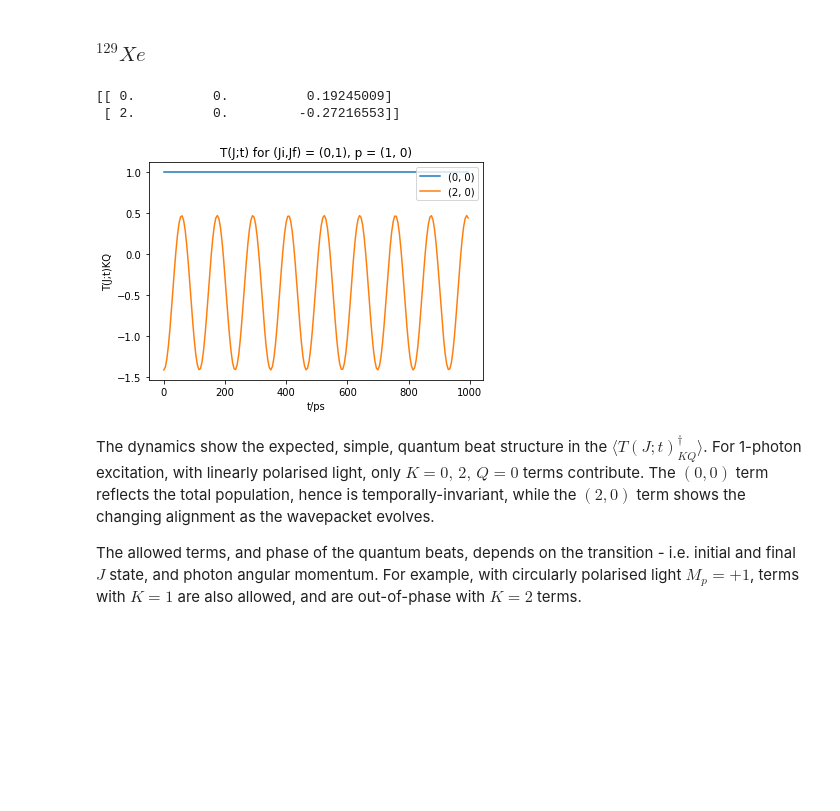
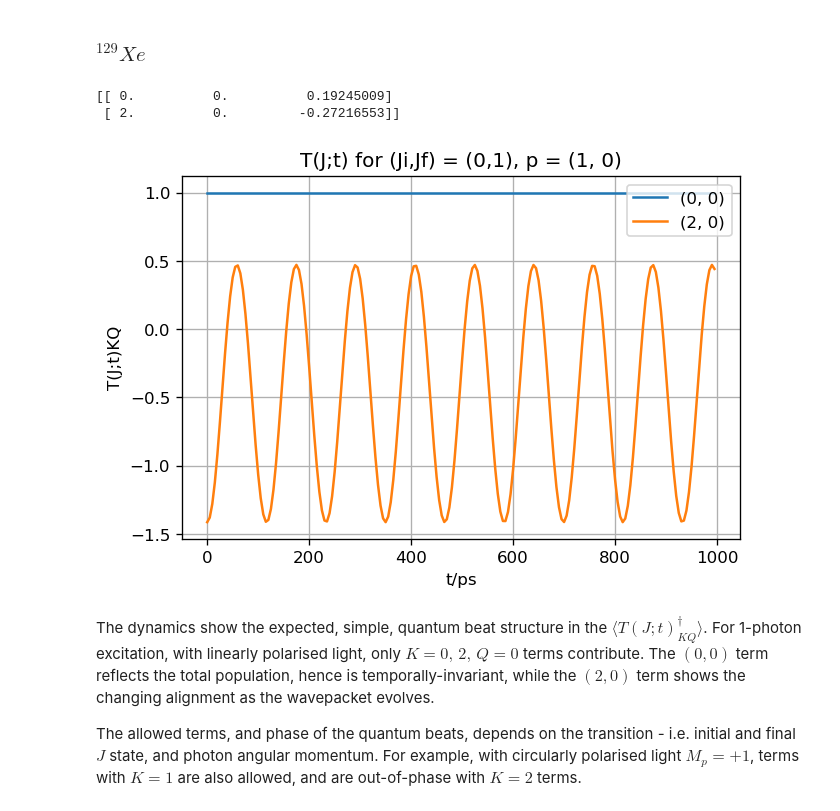
Before and after one commit to phockett/Quantum-Metrology-with-Photoelectrons, a Jupyter notebook: Alignment/Alignment-3.ipynb, the cells around one changed output. Drawn from its saved outputs; the diff is of its cells as text; code cells hidden in the pictures; blank space fills up the shorter version.

```diff
--- a/Alignment/Alignment-3.ipynb
+++ b/Alignment/Alignment-3.ipynb
@@ -309,34 +315,36 @@ JF131 = np.array([[1, 1.5, 0.5, 0*Jconv],[1, 1.5, 1.5, 0.0855*Jconv],[1, 1.5, 2.
 tIn = np.arange(0,1000,5)*1e-12
 
 # Define intial & photon states
 Ji = 0  # Initial |J>
 p = (1,0)   # Coupling (photon) |1,q>
 
 # Set final state parameters by isotope
 JFlist = JF129
 Jf = np.int(JFlist[0][0]) # Final state J
 
 # Calculate T(J)KQ following 1-photon abs.
 TKQ = TKQpmm(Jf,Jf, Ji = Ji, p = p)
 print(TKQ)
 
 # Calculate T(J;t)KQ
 TJt = TJtKQ(JFlist,TKQ,tIn)
 
 # Plot with legend, label by (K,Q) values
 norm = TJt[0,0]  # Optional normalisation by T(0,0) (population) term
+plt.figure(dpi=120)
 for n in range(0,TJt.shape[0],1):
     plt.plot(tIn/1e-12,TJt[n][:]/norm, label=str((np.int(TKQ[n][0]), np.int(TKQ[n][1]))))
 
 plt.legend(loc='upper right')
 plt.title('T(J;t) for (Ji,Jf) = ({0},{1}), p = {2}'.format(Ji,Jf,p))
 plt.xlabel('t/ps')
 plt.ylabel('T(J;t)KQ')
+plt.grid(True)
 plt.show()
 # %% [output]
 [[ 0.          0.          0.19245009]
  [ 2.          0.         -0.27216553]]
-[figure, old version]
+[figure, new version]
 # %% [markdown]
 The dynamics show the expected, simple, quantum beat structure in
 the $\langle T(J;t)_{KQ}^{\dagger}\rangle$. For 1-photon excitation,
```
Also changed, not shown: parts of 10 cells of this notebook.
